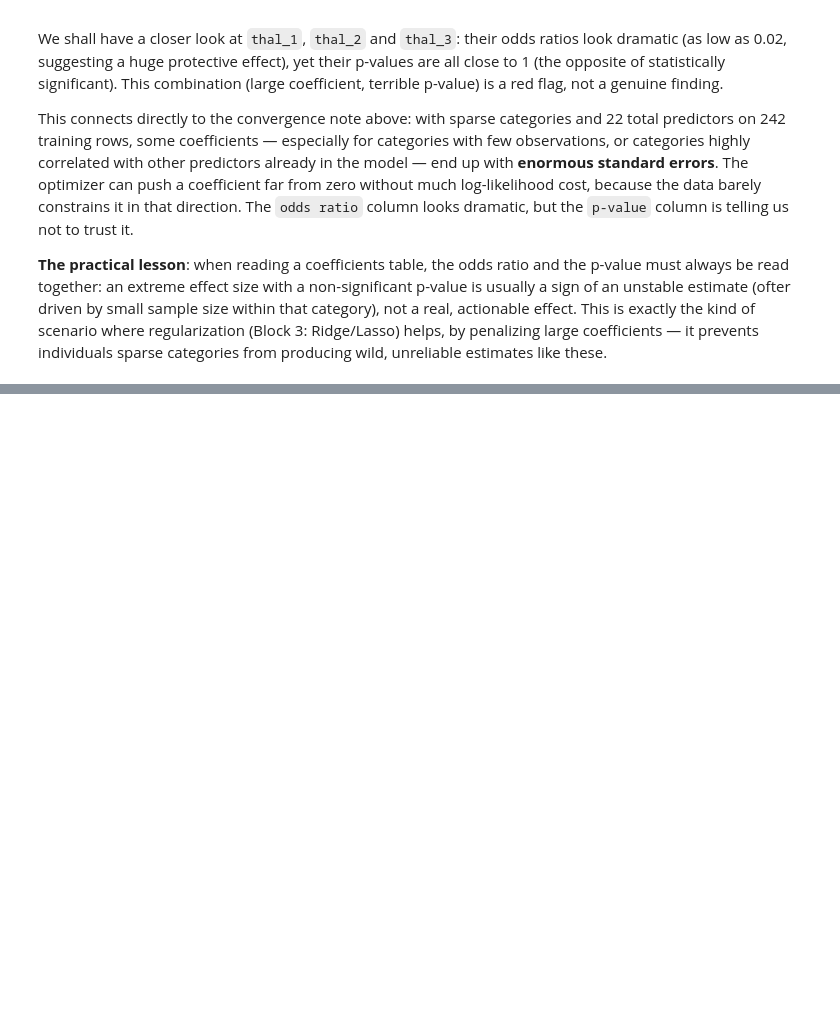
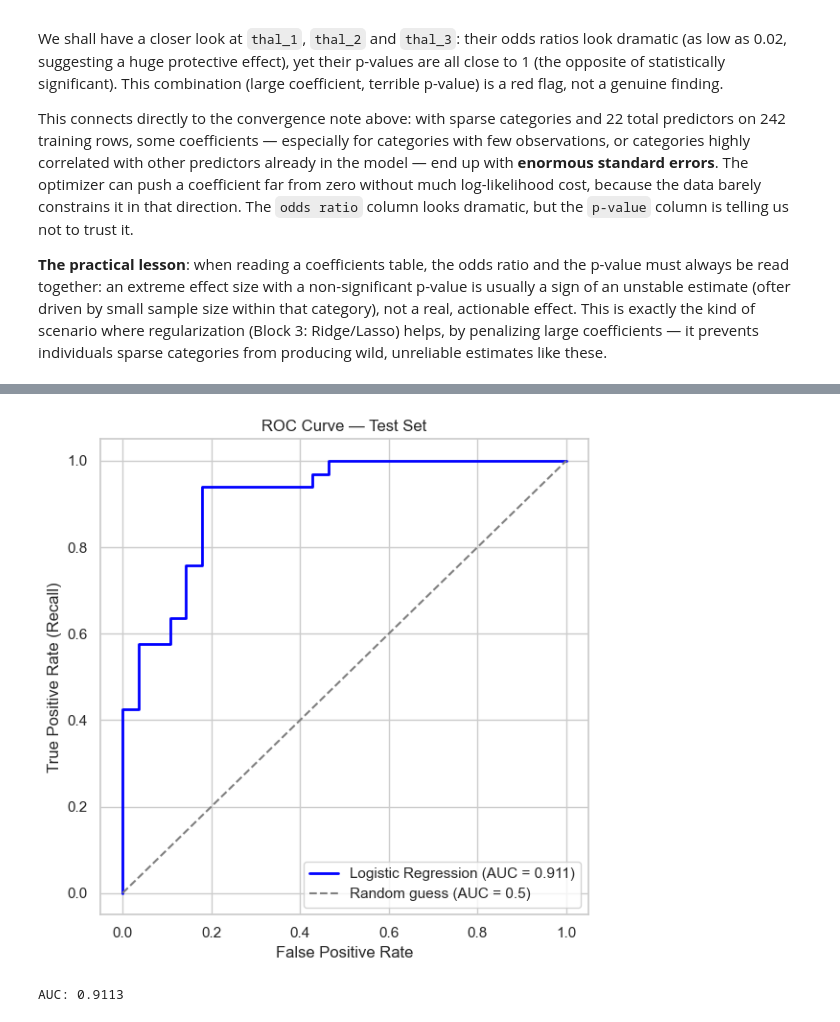
Before and after one commit to danielfdez-ds/ML-Notes-and-Projects, a Jupyter notebook: 02_Classification/02Classification.ipynb, the cells around one changed output, grey strips where cells are left out. Cells and saved outputs as stored; diff of their text form; code cells hidden in the pictures; blank space fills up the shorter version.

```diff
--- a/02_Classification/02Classification.ipynb
+++ b/02_Classification/02Classification.ipynb
@@ -467,0 +551,20 @@ This connects directly to the convergence note above: with sparse categories and
+# %%
+y_proba_te = log_reg_multi.predict_proba(X_multi_te_scaled)[:, 1]  # P(disease)
+
+fpr, tpr, thresholds = roc_curve(y_multi_te, y_proba_te)
+auc = roc_auc_score(y_multi_te, y_proba_te)
+
+plt.figure(figsize=(6, 6))
+plt.plot(fpr, tpr, color="Blue", linewidth=2, label=f"Logistic Regression (AUC = {auc:.3f})")
+plt.plot([0, 1], [0, 1], color="gray", linestyle="--", label="Random guess (AUC = 0.5)")
+plt.xlabel("False Positive Rate")
+plt.ylabel("True Positive Rate (Recall)")
+plt.title("ROC Curve — Test Set")
+plt.legend()
+plt.tight_layout()
+plt.show()
+
+print(f"AUC: {auc:.4f}")
+# %% [output]
+[figure, added]
+AUC: 0.9113
```
Also changed, not shown: parts of 8 cells of this notebook.
